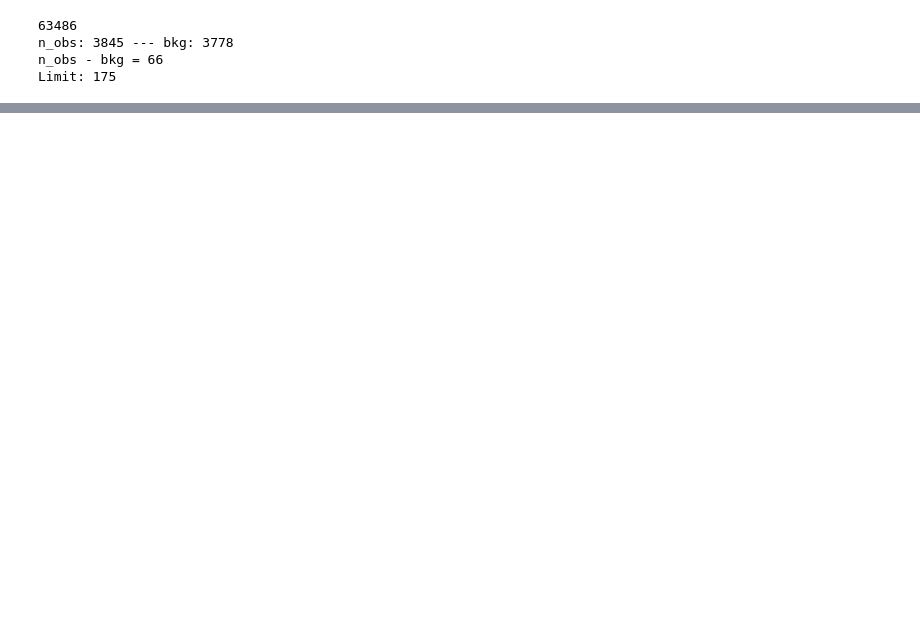
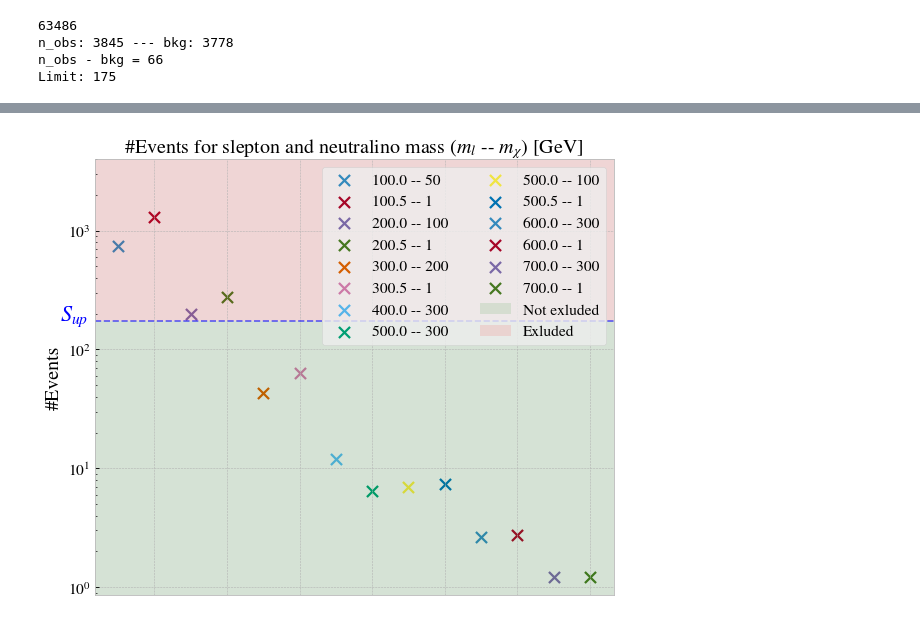
Before and after one commit to WilliamHirst/FYS5555, a Jupyter notebook: Proj3/new_notebooks/Histo.ipynb, the cells around one changed output, grey strips where cells are left out. Saved outputs shown, nothing was run; the diff lists cells and outputs as text; code cells hidden in the pictures; blank space fills up the shorter version.

```diff
--- a/Proj3/new_notebooks/Histo.ipynb
+++ b/Proj3/new_notebooks/Histo.ipynb
@@ -290,0 +296,26 @@ SlepSlep_direct_400p0_300p0_2L8: After Cuts 12, eff = 0.5862086068787439
+# %%
+fig = plt.figure(figsize = (7.4, 5.8), num=0, dpi=80, facecolor='w', edgecolor='k')
+ax = fig.add_subplot(1, 1, 1)
+ax.set_ylabel("#Events", fontsize=18)
+for i in range(len(SUSY_nr_events_AC)):
+    ax.scatter(i+1, SUSY_nr_events_AC[i], marker = "x", label = M[i], s = 100)
+
+ax.axhline(y=Limit, color="blue", linestyle="--", linewidth = 1.5, alpha =0.6)
+ax.set_yscale("log")
+ax.set_ylim(top = 4e3)
+plt.axhspan(0, Limit, facecolor='green', alpha=0.1, label = "Not exluded")
+plt.axhspan(Limit, 4e3, facecolor='red', alpha=0.1, label = "Exluded")
+ax.legend(fontsize=14,ncol = 2,)
+plt.tick_params(
+    axis='x',          # changes apply to the x-axis
+    which='both',      # both major and minor ticks are affected
+    bottom=False,      # ticks along the bottom edge are off
+    top=False,         # ticks along the top edge are off
+    labelbottom=False)
+plt.tight_layout(pad=1.1, w_pad=0.7, h_pad=0.2)
+plt.text(-0.6, Limit, r"$S_{up}$", fontsize = 20, c = "blue")
+plt.title("#Events for slepton and neutralino mass " + r"$(m_l$ -- $m_\chi$) [GeV]", fontsize =18)
+plt.savefig("figures/ExlusionEvents.pdf")
+plt.show()
+# %% [output]
+[figure, added]
```
Also changed, not shown: parts of 4 cells of this notebook, 2 other files.
